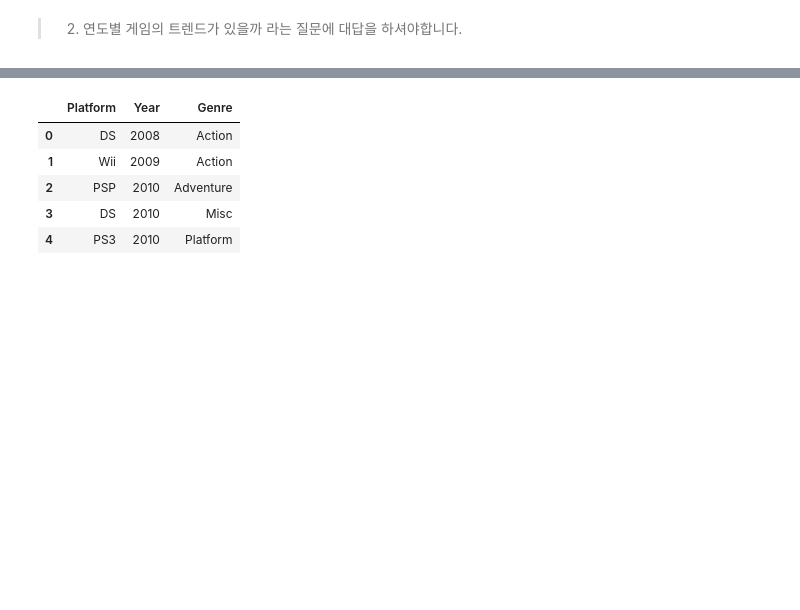
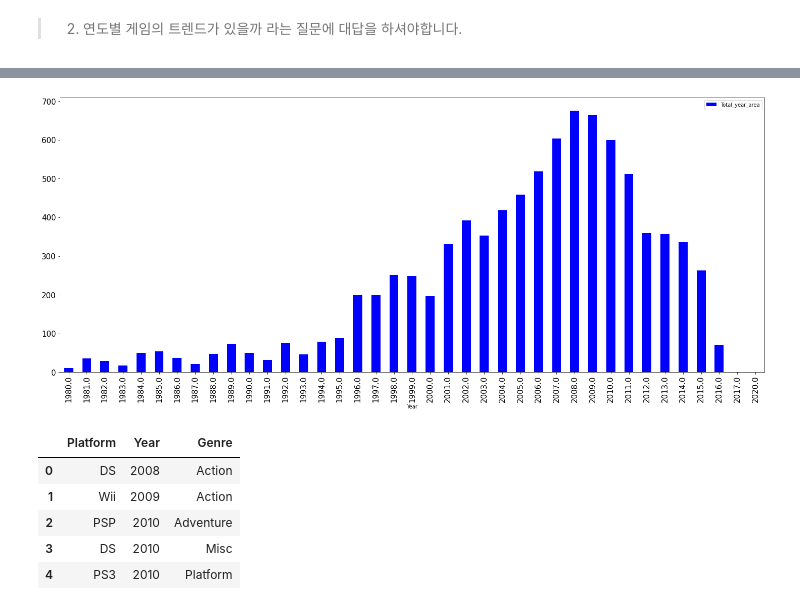
Before and after one commit to sksos7/Project, a Jupyter notebook: Codestates_AI_05/Project_S_01/Project_S1_kyu.ipynb, the cells around one changed output, grey strips where cells are left out. Cells and saved outputs as stored; diff of their text form; code cells hidden in the pictures; blank space fills up the shorter version.

```diff
--- a/Codestates_AI_05/Project_S_01/Project_S1_kyu.ipynb
+++ b/Codestates_AI_05/Project_S_01/Project_S1_kyu.ipynb
@@ -253,3 +253,10 @@ plt.show()
 # %% [markdown]
 
 > 2. 연도별 게임의 트렌드가 있을까 라는 질문에 대답을 하셔야합니다.
+# %%
+# 필요한 부분만 가져오기
+# 플랫폼 + 연도 + 출고량
+df_year_area = df.loc[:,['Year','NA_Sales','EU_Sales','JP_Sales','Other_Sales']].copy()
+df_year_area['Total_year_area'] = df['NA_Sales'] + df['EU_Sales'] + df['JP_Sales'] + df['Other_Sales']
+df_year_area = df_year_area.loc[:,['Year','Total_year_area']]
+df_year_area.head()
@@ -255,0 +270,5 @@ plt.show()
+# %%
+# Unknown 인 데이터 제거
+condition = df_year_area['Year']=='Unknown'
+df_year_area = df_year_area[~condition]
+df_year_area.head()
@@ -256,3 +282,9 @@ plt.show()
+# %%
+df_year_area_visual = df_year_area.groupby(['Year']).sum()
+df_year_area_visual.plot(kind ='bar', figsize=(25,10), fontsize=15, color='b')
+plt.show()
+# %% [output]
+[figure, added]
 # %%
 # 필요한 부분만 가져오기
 # 플랫폼 + 연도 + 장르
```
Also changed, not shown: parts of 10 cells of this notebook.
